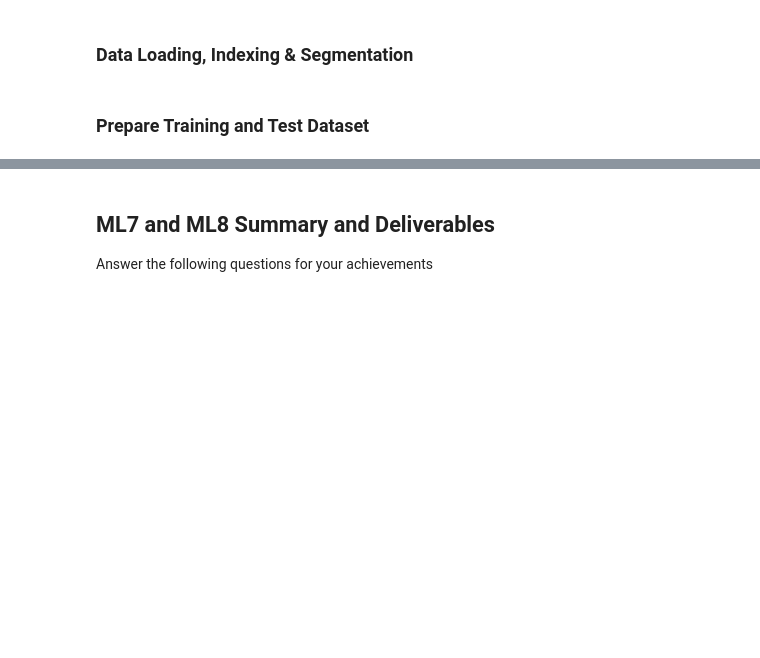
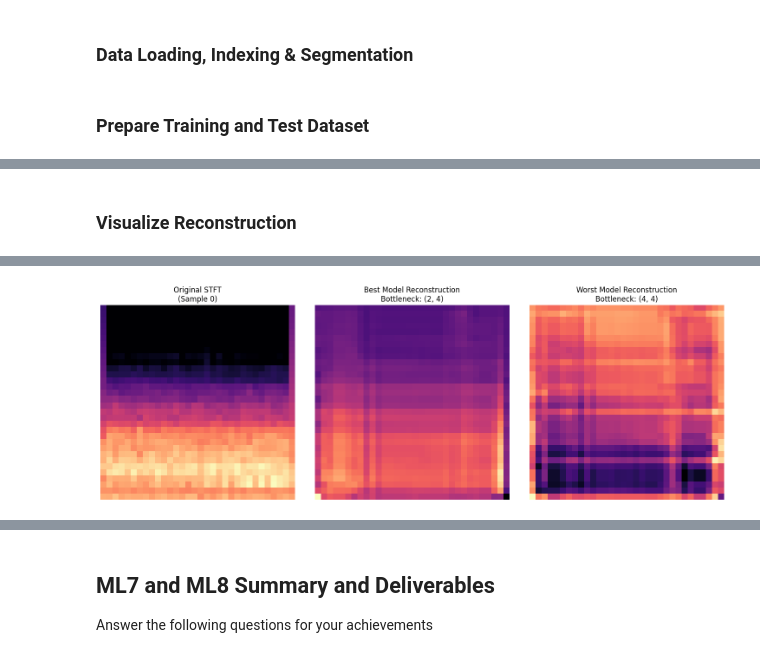
Before and after one commit to rd908213/ME-597-IIoT, a Jupyter notebook: ml_tutorial/HW/HW5/HW5_robertclaud.ipynb, the cells around one changed output, grey strips where cells are left out. Saved outputs shown, nothing was run; the diff lists cells and outputs as text; code cells hidden in the pictures; blank space fills up the shorter version.

```diff
--- a/ml_tutorial/HW/HW5/HW5_robertclaud.ipynb
+++ b/ml_tutorial/HW/HW5/HW5_robertclaud.ipynb
@@ -194,0 +258,6 @@ def CNN_model(input_data):
+# %%
+candidates = [(2, 2), (4, 4), (2, 4), (8, 8)]
+X_train_prep = preprocess_to_mels(X_train_raw)
+X_val_prep = preprocess_to_mels(X_val_raw)
+
+results, best, worst = grid_search(X_train_prep, X_val_prep, candidates)
@@ -194,0 +277,38 @@ def CNN_model(input_data):
+# %% [markdown]
+### Visualize Reconstruction
+# %%
+def compare_reconstructions(x_val, best_size, worst_size, sample_idx=0):
+    model_best = build_convae(bottleneck=best_size)
+    reconstructed_best = model_best.predict(x_val[sample_idx : sample_idx + 1])
+    model_worst = build_convae(bottleneck=worst_size)
+    reconstructed_worst = model_worst.predict(
+        x_val[sample_idx : sample_idx + 1]
+    )
+
+    # Plotting
+    fig, axes = plt.subplots(1, 3, figsize=(15, 5))
+
+    # Original
+    axes[0].imshow(x_val[sample_idx].squeeze(), cmap="magma", origin="lower")
+    axes[0].set_title(f"Original STFT\n(Sample {sample_idx})")
+
+    # Best
+    axes[1].imshow(
+        reconstructed_best[0].squeeze(), cmap="magma", origin="lower"
+    )
+    axes[1].set_title(f"Best Model Reconstruction\nBottleneck: {best_size}")
+
+    # Worst
+    axes[2].imshow(
+        reconstructed_worst[0].squeeze(), cmap="magma", origin="lower"
+    )
+    axes[2].set_title(f"Worst Model Reconstruction\nBottleneck: {worst_size}")
+
+    for ax in axes:
+        ax.axis("off")
+
+    plt.tight_layout()
+
+
+compare_reconstructions(X_val_prep, best, worst)
+# %% [output]
@@ -194,0 +317 @@ def CNN_model(input_data):
+[figure, added]
```
Also changed, not shown: parts of 23 cells of this notebook, 2 other files.
